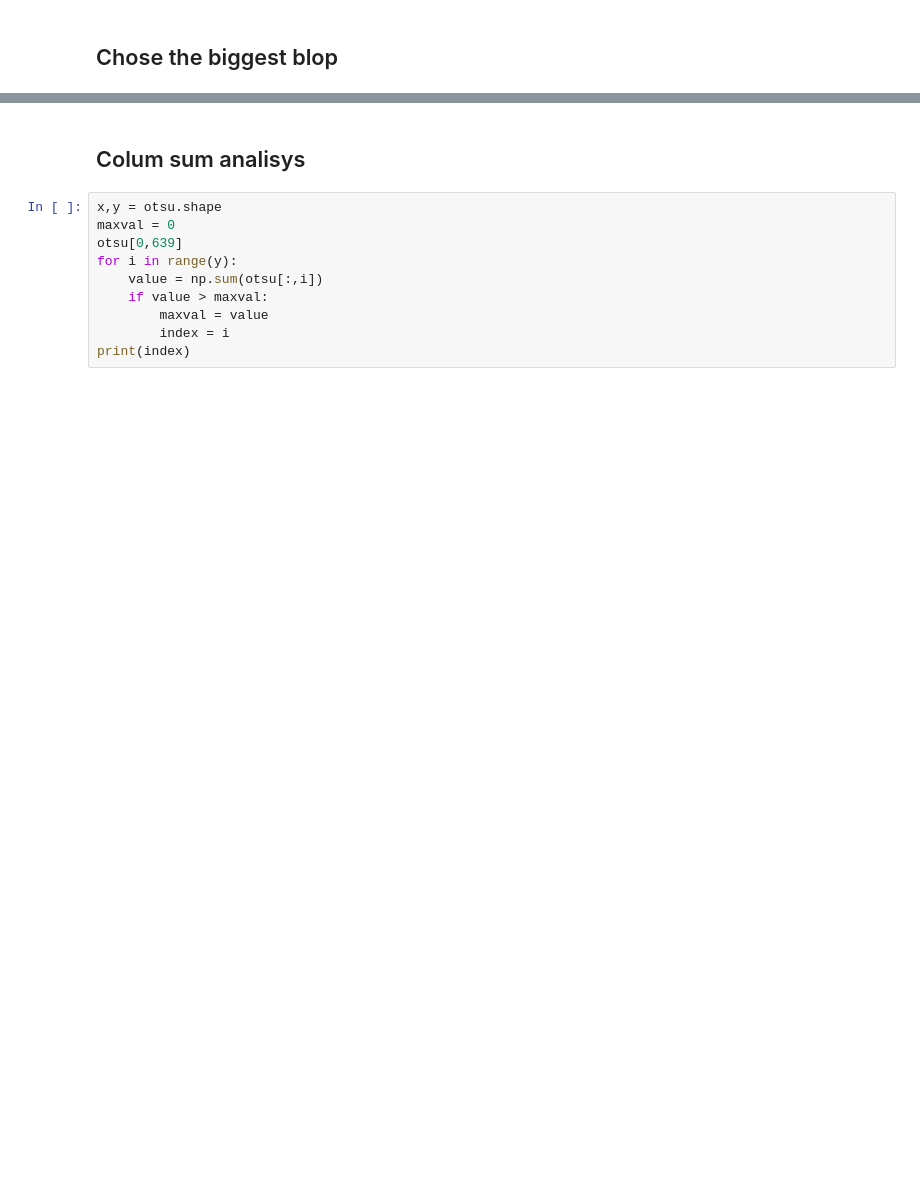
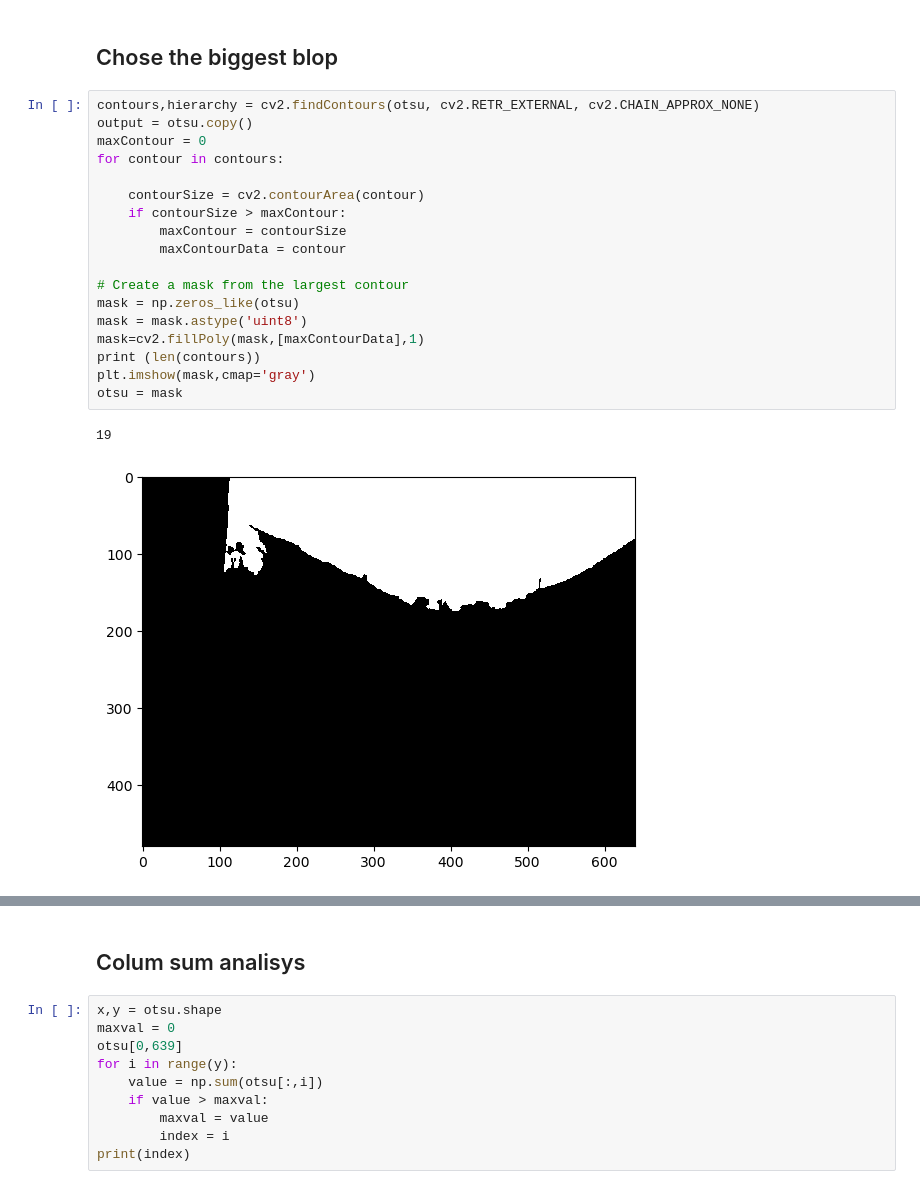
Before and after one commit to EnricoMendez/lines_vineyard, a Jupyter notebook: scripts/Blop detection.ipynb, the cells around one changed output, grey strips where cells are left out. Cells and saved outputs as stored; diff of their text form; blank space fills up the shorter version.

```diff
--- a/scripts/Blop detection.ipynb
+++ b/scripts/Blop detection.ipynb
@@ -39,2 +40,23 @@ plt.imshow(otsu,cmap='gray')
 # %% [markdown]
 ## Chose the biggest blop
+# %%
+contours,hierarchy = cv2.findContours(otsu, cv2.RETR_EXTERNAL, cv2.CHAIN_APPROX_NONE)
+output = otsu.copy()
+maxContour = 0
+for contour in contours:
+
+    contourSize = cv2.contourArea(contour)
+    if contourSize > maxContour:
+        maxContour = contourSize
+        maxContourData = contour
+
+# Create a mask from the largest contour
+mask = np.zeros_like(otsu)
+mask = mask.astype('uint8')
+mask=cv2.fillPoly(mask,[maxContourData],1)
+print (len(contours))
+plt.imshow(mask,cmap='gray')
+otsu = mask
+# %% [output]
+19
+[figure, added]
```
Also changed, not shown: parts of 9 cells of this notebook, 9 other files.
